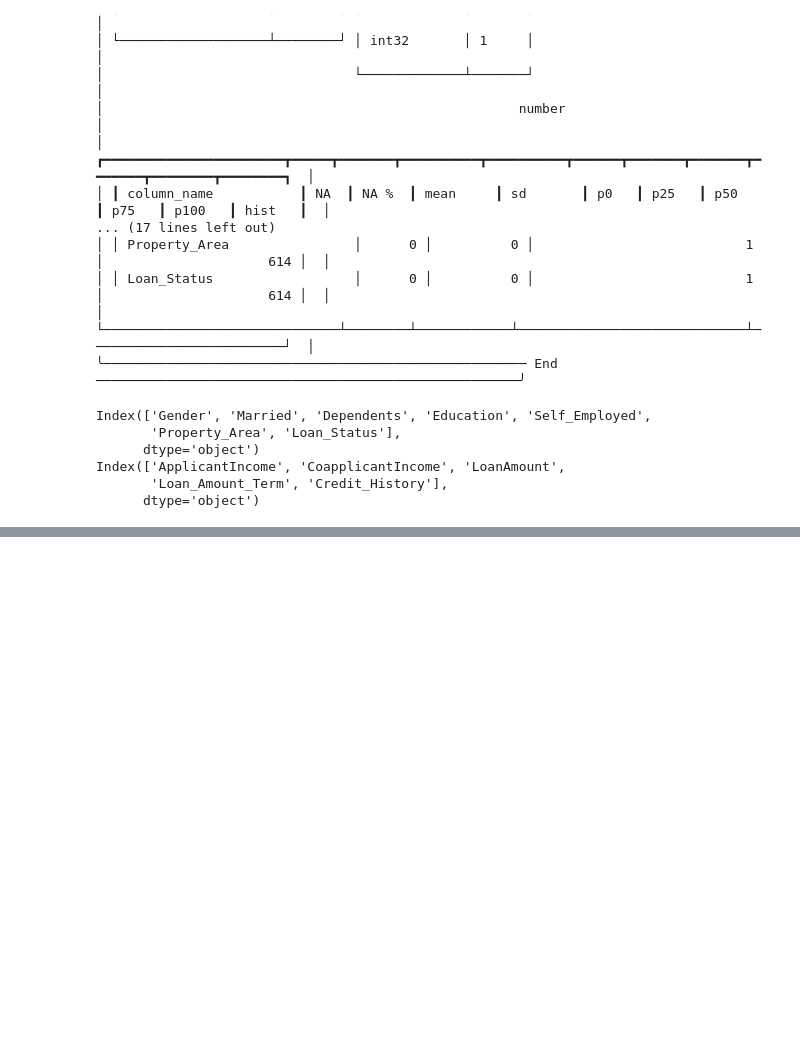
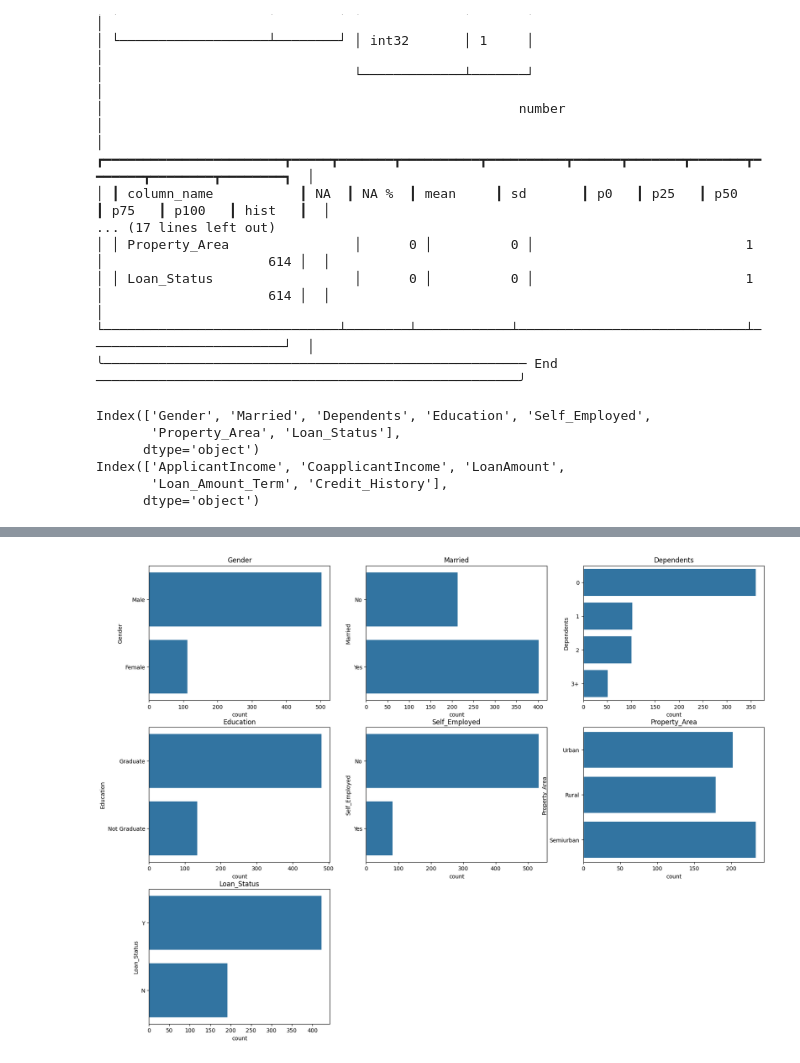
Before and after one commit to Patrick-NII/Analyse_Credits, a Jupyter notebook: feature.ipynb, the cells around one changed output, grey strips where cells are left out. Saved outputs shown, nothing was run; the diff lists cells and outputs as text; code cells hidden in the pictures; blank space fills up the shorter version.

Commit message:
Analyse univariée et distribution des variables catégorielles

```diff
--- a/feature.ipynb
+++ b/feature.ipynb
@@ -111,3 +111,13 @@ skim(df)
 │ │ Loan_Status                  │      0 │          0 │                           1 │                     614 │  │
 │ └──────────────────────────────┴────────┴────────────┴─────────────────────────────┴─────────────────────────┘  │
 ╰────────────────────────────────────────────────────── End ──────────────────────────────────────────────────────╯
+# %%
+# Analyse univariée
+# On affiche la distribution des variables catégorielles
+plt.figure(figsize=(20, 15))
+for i, col in enumerate(features_cat, 1):
+    plt.subplot(3, 3, i)
+    sns.countplot(df[col])
+    plt.title(col)
+# %% [output]
+[figure, added]
```
Also changed, not shown: parts of 1 cell of this notebook.
